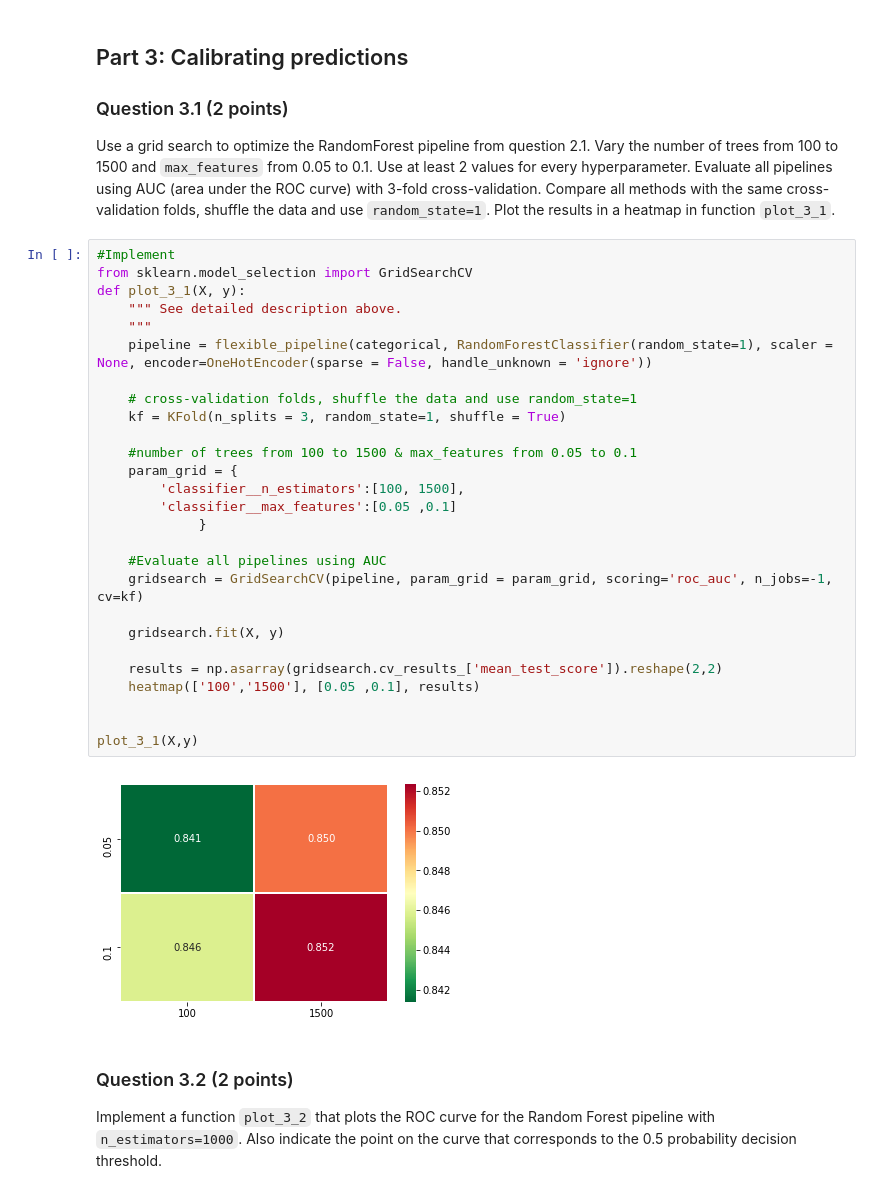
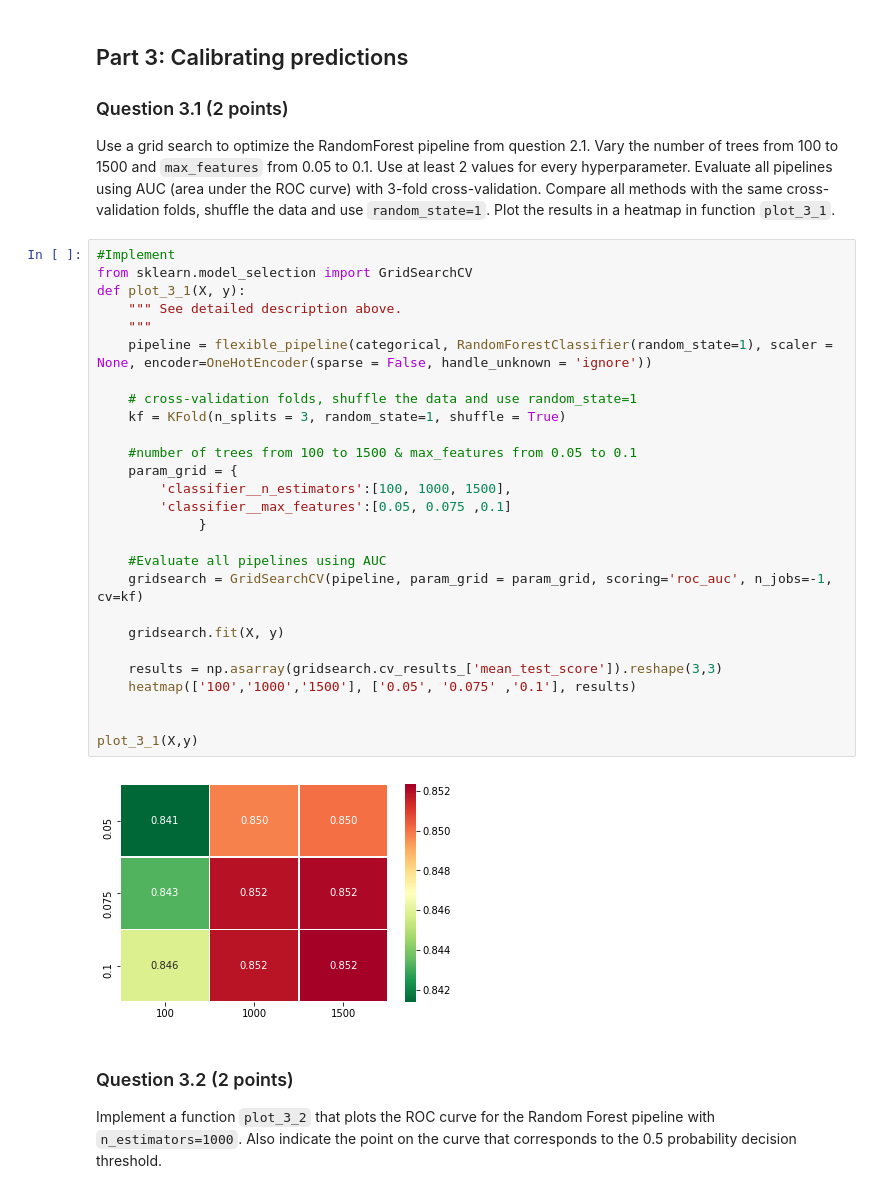
Before and after one commit to Gerdome/ml-course-assignment-2, a Jupyter notebook: Assignment 2.ipynb, the cells around one changed output. Saved outputs shown, nothing was run; the diff lists cells and outputs as text.

```diff
--- a/Assignment 2.ipynb
+++ b/Assignment 2.ipynb
@@ -495,32 +495,32 @@ Plot the results in a heatmap in function `plot_3_1`.
 # %%
 #Implement
 from sklearn.model_selection import GridSearchCV
 def plot_3_1(X, y):
     """ See detailed description above.
     """
     pipeline = flexible_pipeline(categorical, RandomForestClassifier(random_state=1), scaler = None, encoder=OneHotEncoder(sparse = False, handle_unknown = 'ignore'))
 
     # cross-validation folds, shuffle the data and use random_state=1
     kf = KFold(n_splits = 3, random_state=1, shuffle = True)
 
     #number of trees from 100 to 1500 & max_features from 0.05 to 0.1
     param_grid = {
-        'classifier__n_estimators':[100, 1500],
-        'classifier__max_features':[0.05 ,0.1]
+        'classifier__n_estimators':[100, 1000, 1500],
+        'classifier__max_features':[0.05, 0.075 ,0.1]
              }
 
     #Evaluate all pipelines using AUC
     gridsearch = GridSearchCV(pipeline, param_grid = param_grid, scoring='roc_auc', n_jobs=-1, cv=kf)
 
     gridsearch.fit(X, y)
 
-    results = np.asarray(gridsearch.cv_results_['mean_test_score']).reshape(2,2)
-    heatmap(['100','1500'], [0.05 ,0.1], results)
+    results = np.asarray(gridsearch.cv_results_['mean_test_score']).reshape(3,3)
+    heatmap(['100','1000','1500'], ['0.05', '0.075' ,'0.1'], results)
 
 
 plot_3_1(X,y)
 # %% [output]
-[figure, old version]
+[figure, new version]
 # %% [markdown]
 ### Question 3.2 (2 points)
 Implement a function `plot_3_2` that plots the ROC curve for the Random Forest pipeline with `n_estimators=1000`.
```
Also changed, not shown: 3 other files.
